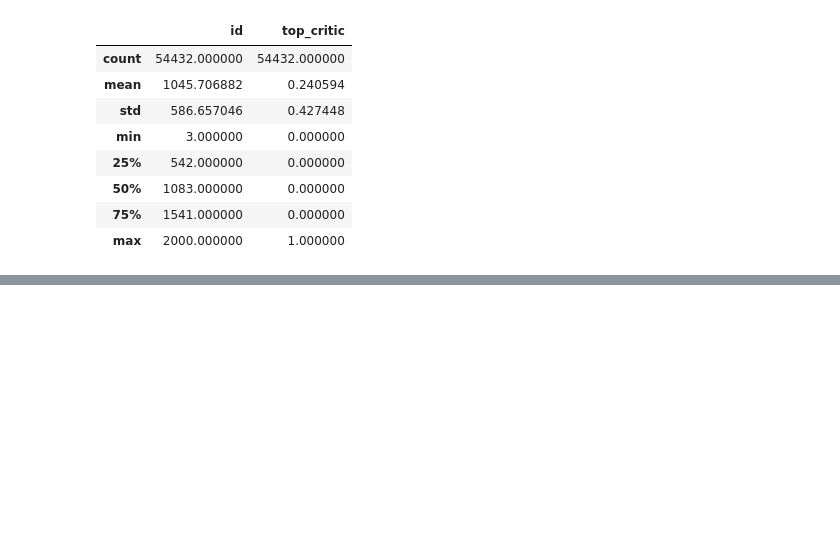
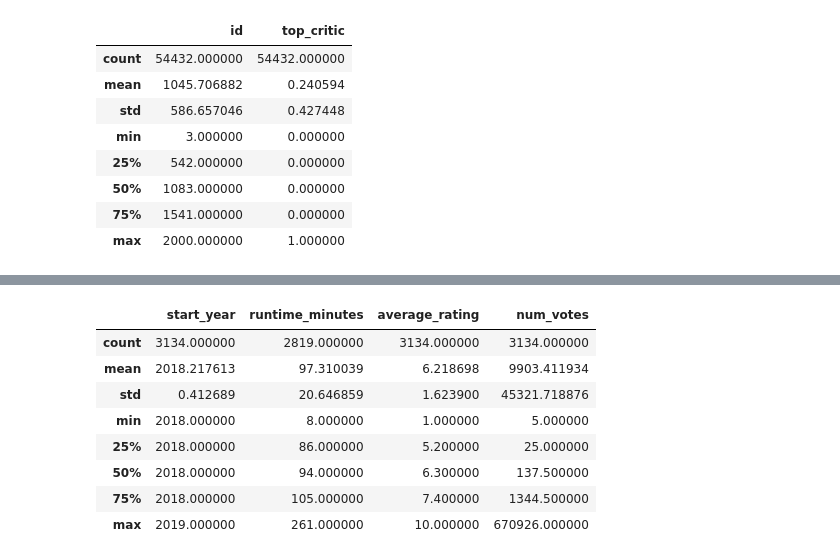
Before and after one commit to Haoweee/Original-Film-Production, a Jupyter notebook: phase2-project.ipynb, the cells around one changed output, grey strips where cells are left out. Saved outputs shown, nothing was run; the diff lists cells and outputs as text; code cells hidden in the pictures; blank space fills up the shorter version.

```diff
--- a/phase2-project.ipynb
+++ b/phase2-project.ipynb
@@ -317,0 +451,12 @@ imdb_df
+# %%
+imdb_df.describe()
+# %% [output]
+|  | start_year | runtime_minutes | average_rating | num_votes |
+| count | 3134.000000 | 2819.000000 | 3134.000000 | 3134.000000 |
+| mean | 2018.217613 | 97.310039 | 6.218698 | 9903.411934 |
+| std | 0.412689 | 20.646859 | 1.623900 | 45321.718876 |
+| min | 2018.000000 | 8.000000 | 1.000000 | 5.000000 |
+| 25% | 2018.000000 | 86.000000 | 5.200000 | 25.000000 |
+| 50% | 2018.000000 | 94.000000 | 6.300000 | 137.500000 |
+| 75% | 2018.000000 | 105.000000 | 7.400000 | 1344.500000 |
+| max | 2019.000000 | 261.000000 | 10.000000 | 670926.000000 |
```
Also changed, not shown: parts of 36 cells of this notebook.
